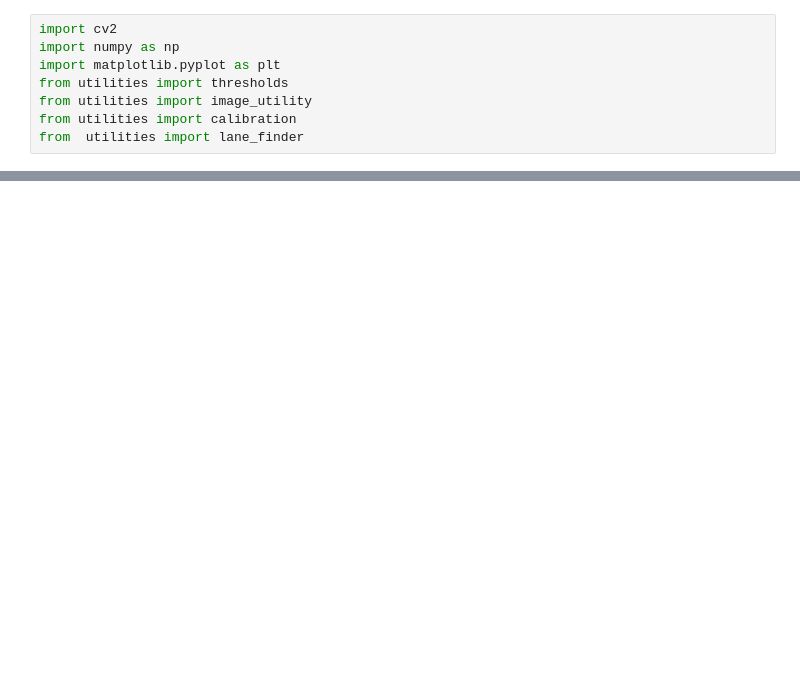
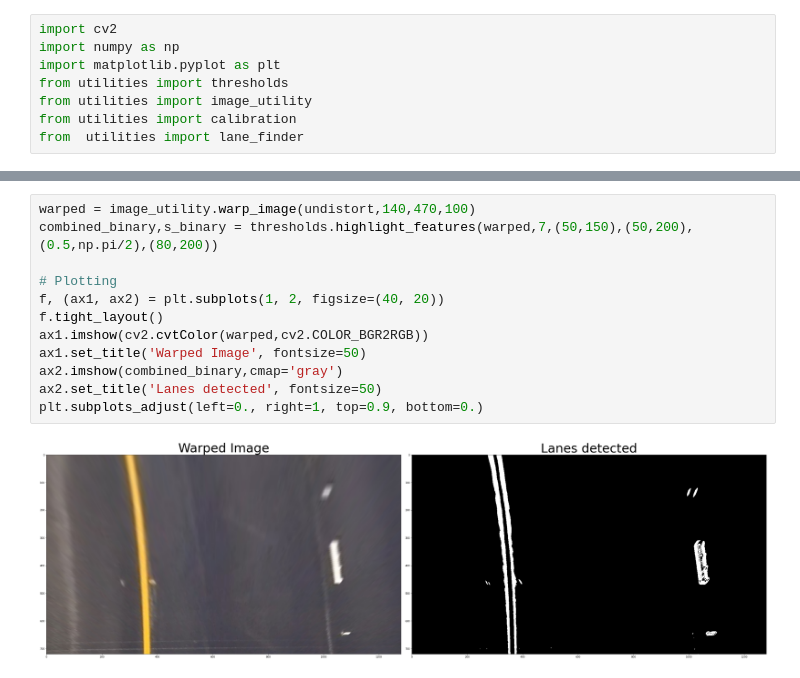
Before and after one commit to hurtadosanti/AdvancedLaneDetection, a Jupyter notebook: Pipeline.ipynb, the cells around one changed output, grey strips where cells are left out. Drawn from its saved outputs; the diff is of its cells as text; blank space fills up the shorter version.

```diff
--- a/Pipeline.ipynb
+++ b/Pipeline.ipynb
@@ -30,0 +36,14 @@ plt.imshow(res)
+# %%
+warped = image_utility.warp_image(undistort,140,470,100)
+combined_binary,s_binary = thresholds.highlight_features(warped,7,(50,150),(50,200),(0.5,np.pi/2),(80,200))
+
+# Plotting
+f, (ax1, ax2) = plt.subplots(1, 2, figsize=(40, 20))
+f.tight_layout()
+ax1.imshow(cv2.cvtColor(warped,cv2.COLOR_BGR2RGB))
+ax1.set_title('Warped Image', fontsize=50)
+ax2.imshow(combined_binary,cmap='gray')
+ax2.set_title('Lanes detected', fontsize=50)
+plt.subplots_adjust(left=0., right=1, top=0.9, bottom=0.)
+# %% [output]
+[figure, added]
```
Also changed, not shown: parts of 17 cells of this notebook, 4 other files.
